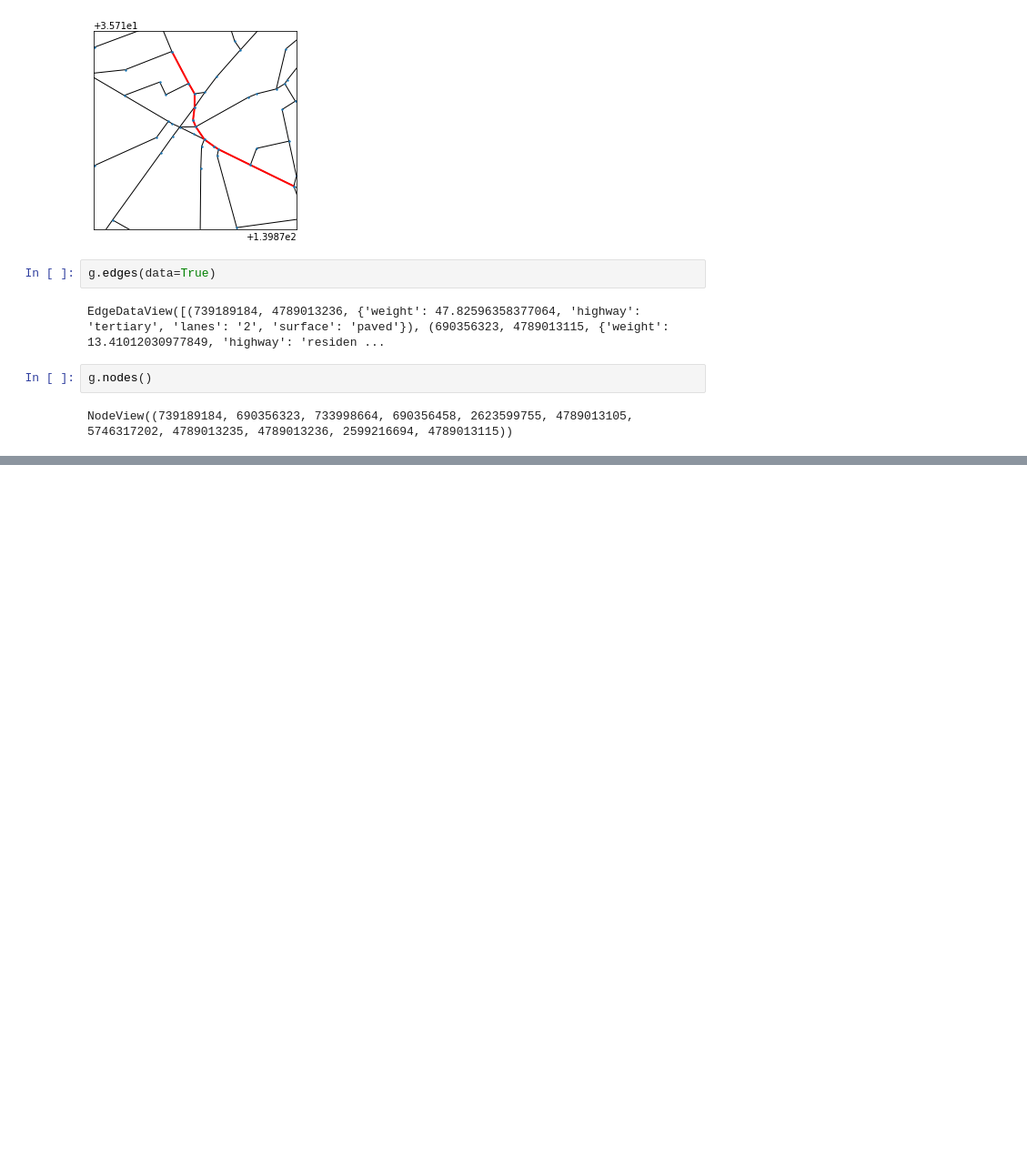
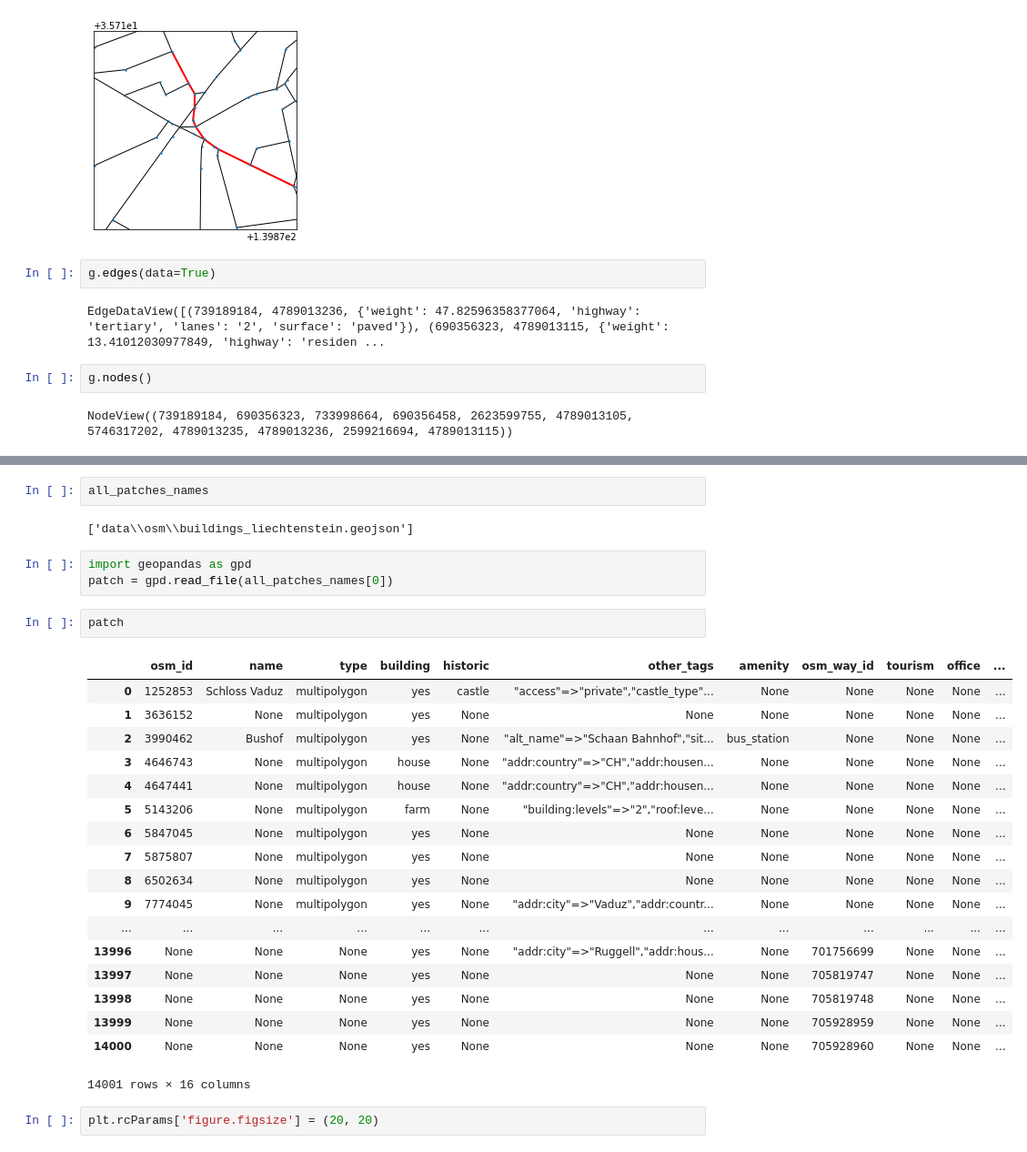
Before and after one commit to GAnagno/Social-Web, a Jupyter notebook: OSM.ipynb, the cells around one changed output, grey strips where cells are left out. Shown at 91% size. Drawn from its saved outputs; the diff is of its cells as text; blank space fills up the shorter version.

```diff
--- a/OSM.ipynb
+++ b/OSM.ipynb
@@ -53,0 +51,30 @@ nx.draw(N, pos=_pos, with_labels=False,
+# %%
+all_patches_names
+# %% [output]
+['data\\osm\\buildings_liechtenstein.geojson']
+# %%
+import geopandas as gpd
+patch = gpd.read_file(all_patches_names[0])
+# %%
+patch
+# %% [output]
+|  | osm_id | name | type | building | historic | other_tags | amenity | osm_way_id | tourism | office | ... |
+| 0 | 1252853 | Schloss Vaduz | multipolygon | yes | castle | "access"=>"private","castle_type"... | None | None | None | None | ... |
+| 1 | 3636152 | None | multipolygon | yes | None | None | None | None | None | None | ... |
+| 2 | 3990462 | Bushof | multipolygon | yes | None | "alt_name"=>"Schaan Bahnhof","sit... | bus_station | None | None | None | ... |
+| 3 | 4646743 | None | multipolygon | house | None | "addr:country"=>"CH","addr:housen... | None | None | None | None | ... |
+| 4 | 4647441 | None | multipolygon | house | None | "addr:country"=>"CH","addr:housen... | None | None | None | None | ... |
+| 5 | 5143206 | None | multipolygon | farm | None | "building:levels"=>"2","roof:leve... | None | None | None | None | ... |
+| 6 | 5847045 | None | multipolygon | yes | None | None | None | None | None | None | ... |
+| 7 | 5875807 | None | multipolygon | yes | None | None | None | None | None | None | ... |
+| 8 | 6502634 | None | multipolygon | yes | None | None | None | None | None | None | ... |
+| 9 | 7774045 | None | multipolygon | yes | None | "addr:city"=>"Vaduz","addr:countr... | None | None | None | None | ... |
+| ... | ... | ... | ... | ... | ... | ... | ... | ... | ... | ... | ... |
+| 13996 | None | None | None | yes | None | "addr:city"=>"Ruggell","addr:hous... | None | 701756699 | None | None | ... |
+| 13997 | None | None | None | yes | None | None | None | 705819747 | None | None | ... |
+| 13998 | None | None | None | yes | None | None | None | 705819748 | None | None | ... |
+| 13999 | None | None | None | yes | None | None | None | 705928959 | None | None | ... |
+| 14000 | None | None | None | yes | None | None | None | 705928960 | None | None | ... |
+14001 rows × 16 columns
+# %%
+plt.rcParams['figure.figsize'] = (20, 20)
```
Also changed, not shown: parts of 14 cells of this notebook.
